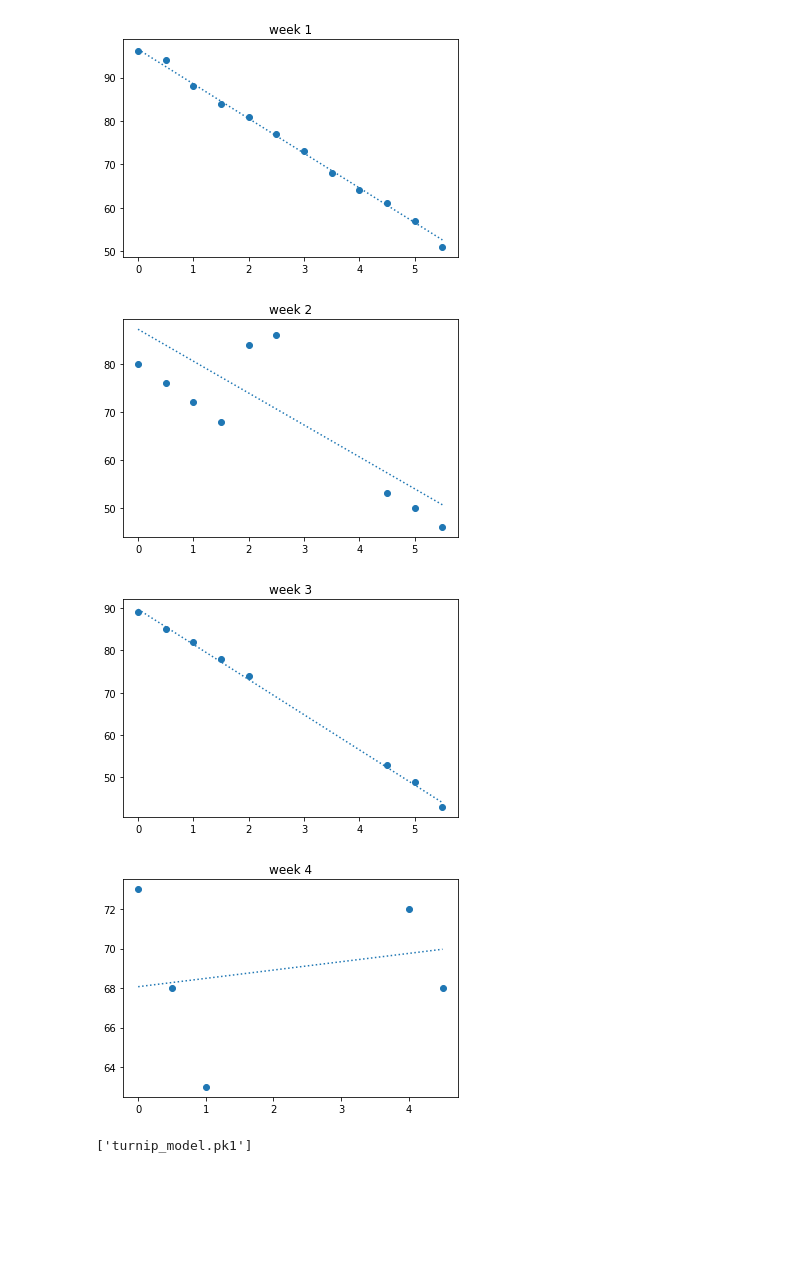
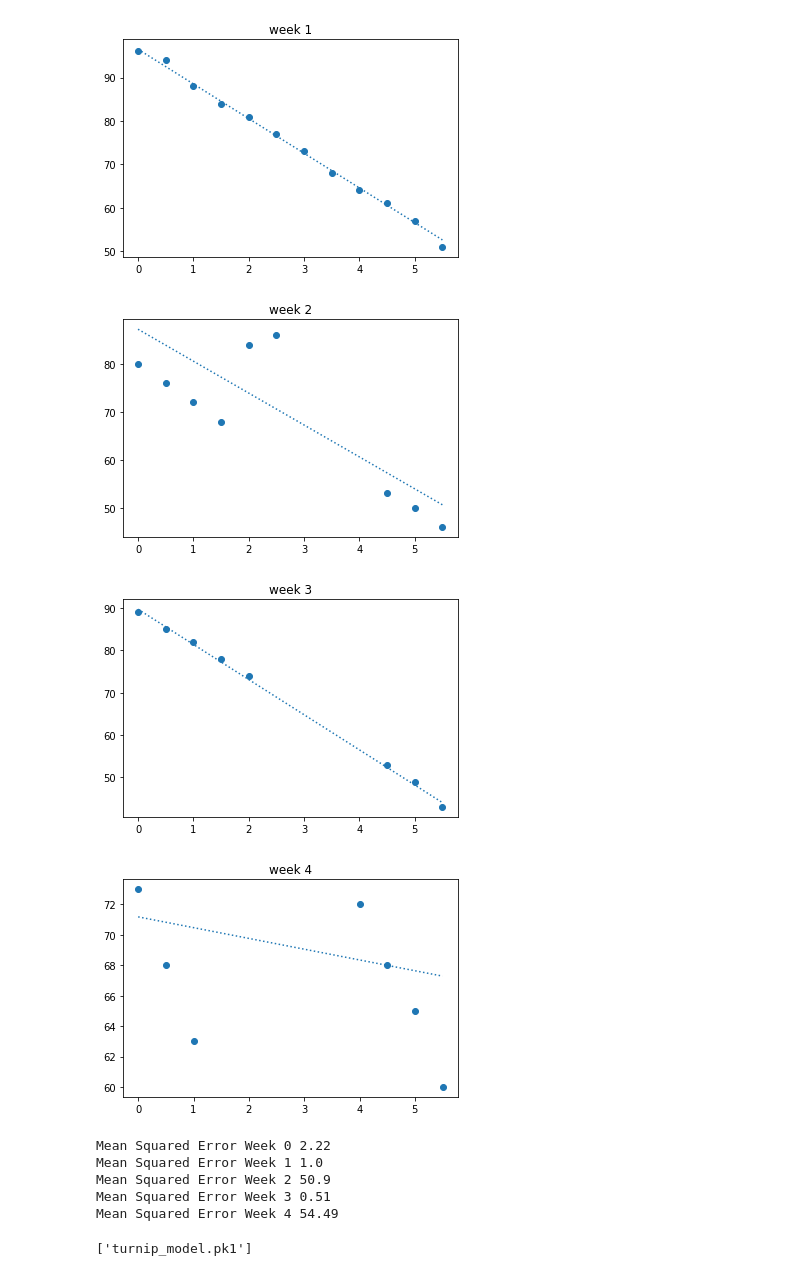
Before and after one commit to a-chan041/CS497-TurnipPricePredictor, a Jupyter notebook: TurnipPredictionipynb.ipynb, the cells around one changed output. Saved outputs shown, nothing was run; the diff lists cells and outputs as text; code cells hidden in the pictures; blank space fills up the shorter version.

```diff
--- a/TurnipPredictionipynb.ipynb
+++ b/TurnipPredictionipynb.ipynb
@@ -90,9 +90,25 @@ week_pairs = [
         (3.5, 166),
         (4.0, 72),
         (4.5, 68),
-        (5.0, 0),
-        (5.5, 0),
+        (5.0, 65),
+        (5.5, 60),
     ],
+
+    # [
+    #     # Monday 5/11 AM
+    #     (0.0, 84),
+    #     (0.5, 80),
+    #     (1.0, 0),
+    #     (1.5, 0),
+    #     (2.0, 0),
+    #     (2.5, 0),
+    #     (3.0, 0),
+    #     (3.5, 0),
+    #     (4.0, 0),
+    #     (4.5, 0),
+    #     (5.0, 0),
+    #     (5.5, 0),
+    # ],
 ]
 
 MAX_Y = 100
@@ -114,11 +130,11 @@ def get_week(selection):
 def select_split(selection):
     (Xs, Ys) = get_week(selection)
     X_train, X_test, y_train, y_test = train_test_split(Xs, Ys, test_size=.25, random_state=0)
-    return X_train, y_train
+    return X_train, y_train, X_test, y_test
 
 
 def select_model(selection):
-    X, Y = select_split(selection)
+    X, Y, _, _ = select_split(selection)
     X_train = np.array(X).reshape(-1, 1)
     model = LinearRegression().fit(X_train, Y)
     return model
@@ -149,19 +165,34 @@ plt.scatter(X, Y)
 # %%
-for week in range(0, 5):
+for (week, _) in enumerate(week_pairs):
   (X, Y) = get_week(week)
   regr = select_model(week)
 
   fig, ax = plt.subplots()
   ax.set_title("week " + str(week))
   ax.scatter(X, Y)
   pred = regr.predict(np.array(X).reshape(-1,1))
   ax.plot(X, pred, ":")
 # %% [output]
 [figure]
 [figure]
 [figure]
 [figure]
-[figure, old version]
+[figure, new version]
+# %%
+from sklearn.metrics import mean_squared_error
+
+# use the testing set for each model
+for (week, _) in enumerate(week_pairs):
+  model = select_model(week)
+  (_, _, X, Y) = select_split(week)
+  y_pred = model.predict(np.array(X).reshape(-1,1))
+  print("Mean Squared Error Week", week, round(mean_squared_error(Y, y_pred), 2))
+# %% [output]
+Mean Squared Error Week 0 2.22
+Mean Squared Error Week 1 1.0
+Mean Squared Error Week 2 50.9
+Mean Squared Error Week 3 0.51
+Mean Squared Error Week 4 54.49
 # %%
 
 from sklearn.externals import joblib
```
Also changed, not shown: parts of 2 cells of this notebook.
